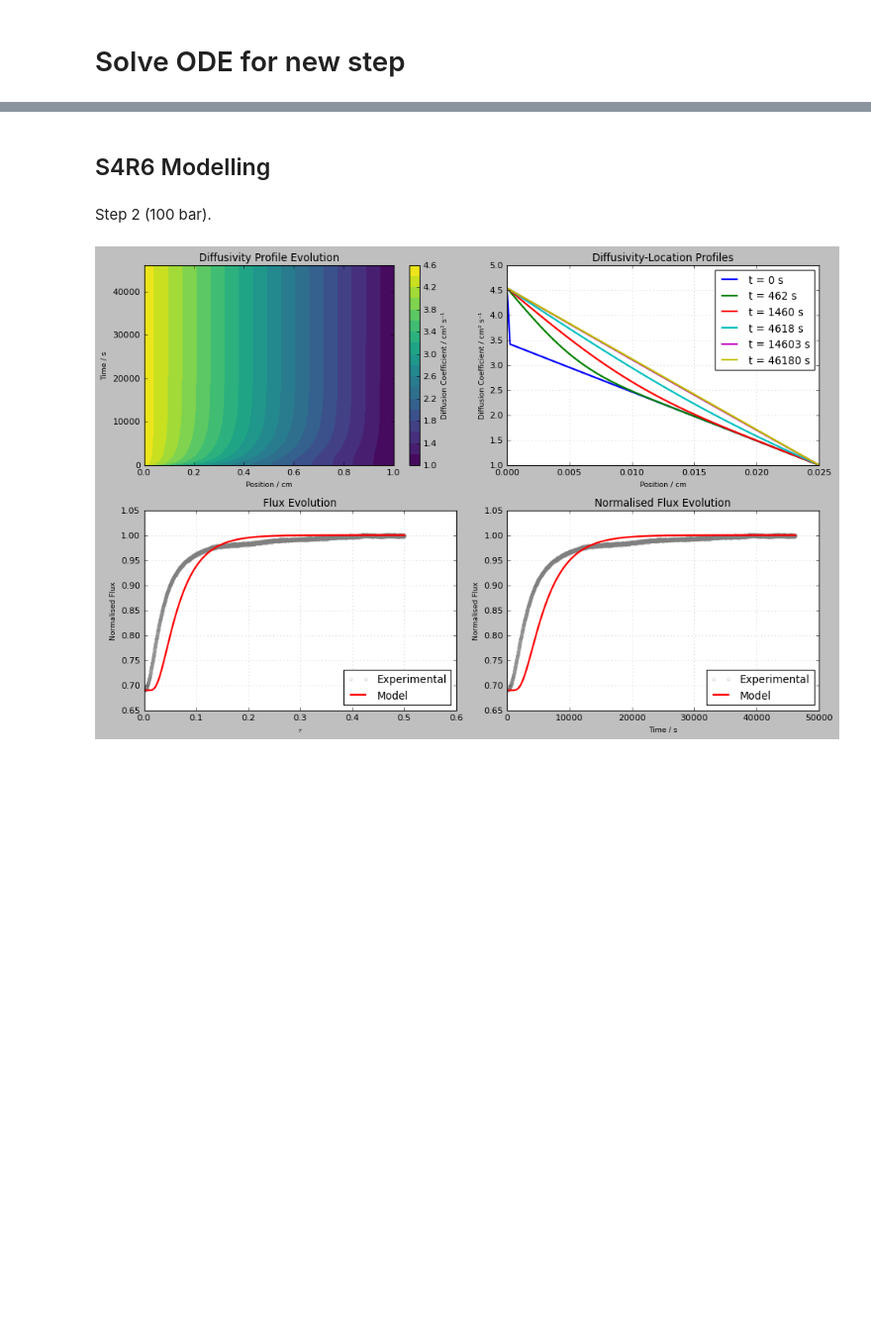
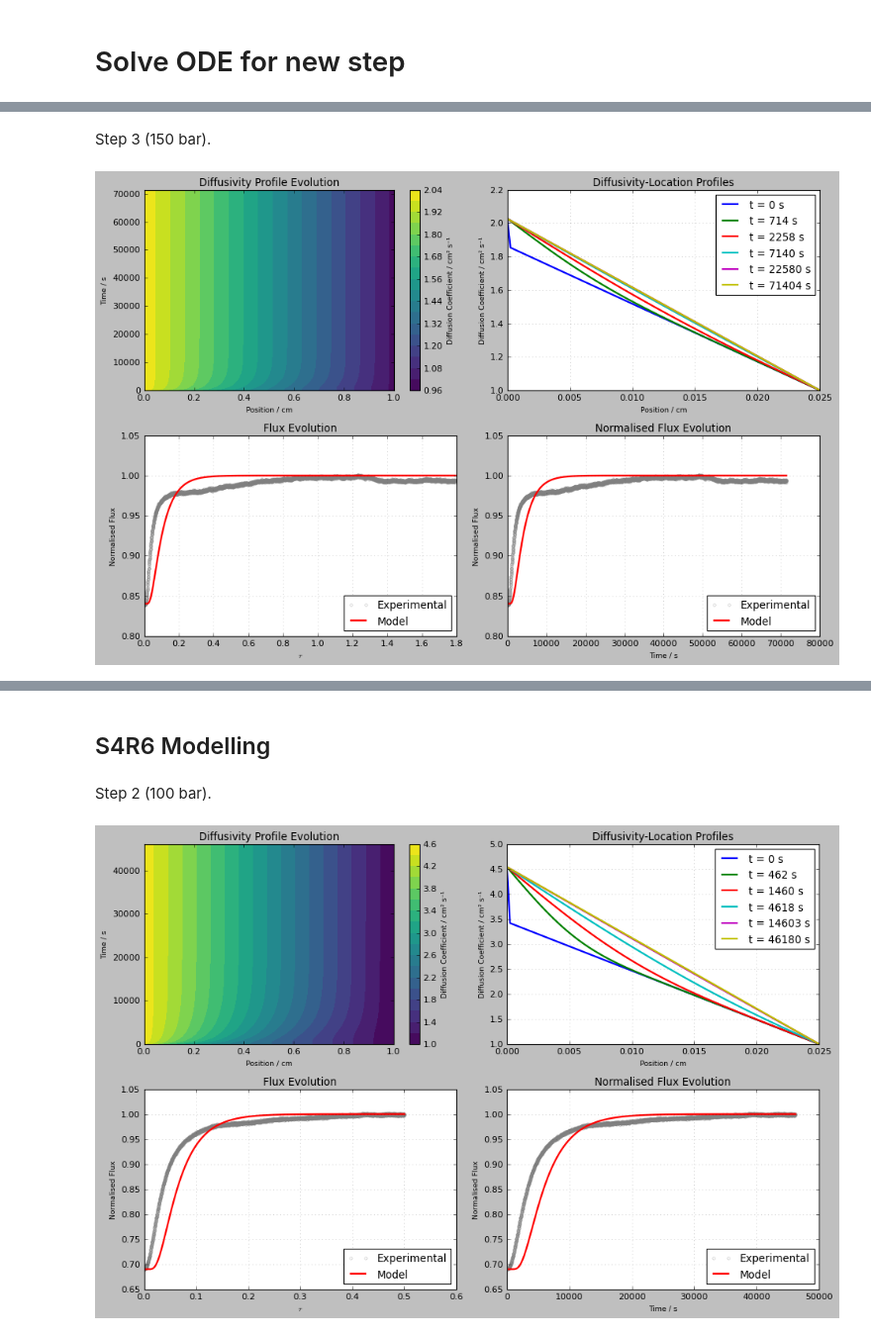
Before and after one commit to louis-sh-nguyen/object-oriented-pemeation-analysis, a Jupyter notebook: notebooks/pressure-step-modelling.ipynb, the cells around one changed output, grey strips where cells are left out. Shown: that part at 99% size. Drawn from its saved outputs; the diff is of its cells as text; code cells hidden in the pictures; blank space fills up the shorter version.

```diff
--- a/notebooks/pressure-step-modelling.ipynb
+++ b/notebooks/pressure-step-modelling.ipynb
@@ -190,0 +235,28 @@ def process_step_exp_data(full_data, time_range, thickness, DT_0):
+# %% [markdown]
+Step 3 (150 bar).
+# %%
+# From anlaysis
+thickness = THICKNESS_DICT[experiment]
+previous_D1_prime = 1.862249386
+new_D1_prime = 2.026069468
+DT_0 = 1.57E-08
+
+# Get step data
+step_3_data, T = process_step_exp_data(
+    full_data=processed_data,
+    time_range = [178593.8, 180e3+70e3],
+    thickness=thickness,
+    DT_0=DT_0,
+    )
+
+# Run step analysis
+plot_step_results(
+    step_data=step_3_data,
+    previous_D1_prime=previous_D1_prime,
+    new_D1_prime=new_D1_prime,
+    new_DT_0=DT_0,
+    T=T,
+    L=thickness
+)
+# %% [output]
+[figure, added]
```
Also changed, not shown: parts of 6 cells of this notebook.
